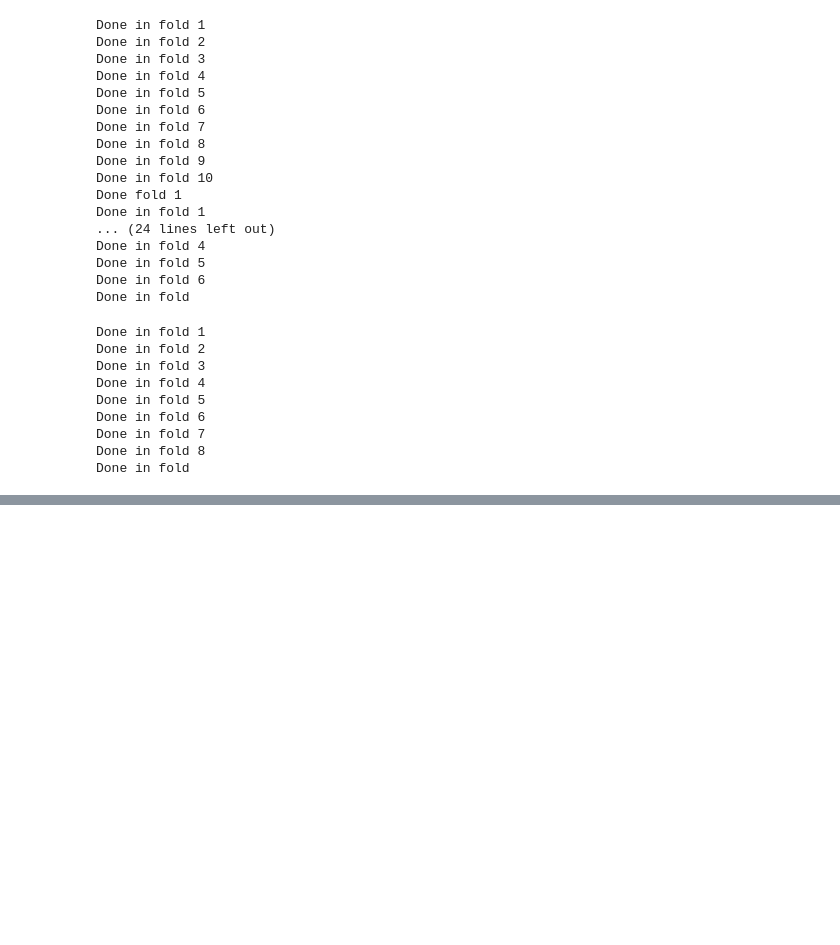
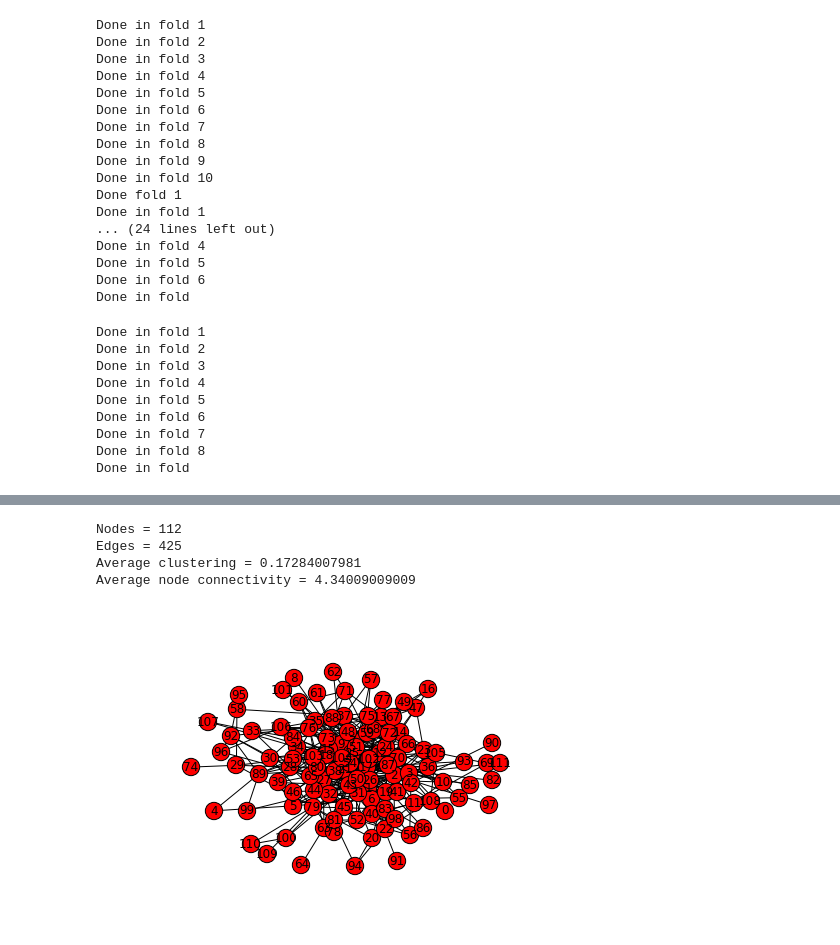
Before and after one commit to libfun/Course_m1_2015, a Jupyter notebook: ipynb/Link_Prediction_2.ipynb, the cells around one changed output, grey strips where cells are left out. Cells and saved outputs as stored; diff of their text form; code cells hidden in the pictures; blank space fills up the shorter version.

```diff
--- a/ipynb/Link_Prediction_2.ipynb
+++ b/ipynb/Link_Prediction_2.ipynb
@@ -1215,0 +1225,14 @@ Done in fold
+# %%
+newman_adjnoun = nx.read_gml('./netws/newman/adjnoun/adjnoun.gml')
+G = newman_adjnoun
+nx.draw(G, with_labels = True)
+print 'Nodes = {}'.format(G.number_of_nodes())
+print 'Edges = {}'.format(G.number_of_edges())
+print 'Average clustering = {}'.format(nx.average_clustering(G))
+print 'Average node connectivity = {}'.format(nx.average_node_connectivity(G))
+# %% [output]
+Nodes = 112
+Edges = 425
+Average clustering = 0.17284007981
+Average node connectivity = 4.34009009009
+[figure, added]
```
Also changed, not shown: parts of 12 cells of this notebook.
